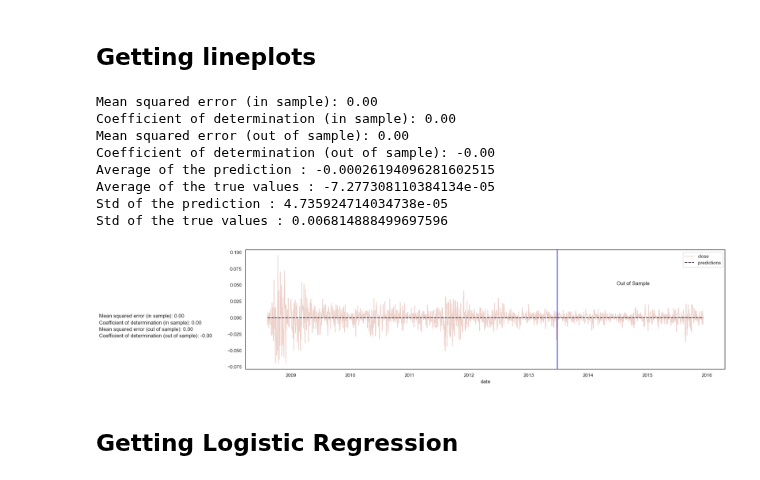
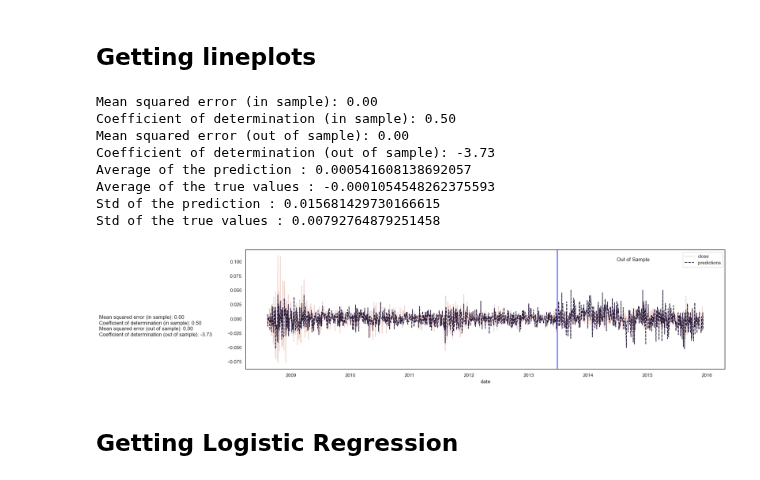
Before and after one commit to faunebl/thesis, a Jupyter notebook: msci_world.ipynb, the cells around one changed output. Saved outputs shown, nothing was run; the diff lists cells and outputs as text; code cells hidden in the pictures.

Commit message:
adding images, last of content

```diff
--- a/msci_world.ipynb
+++ b/msci_world.ipynb
@@ -17,5 +17,5 @@ import seaborn.objects as so
 import matplotlib.pyplot as plt
 from sklearn.metrics import mean_squared_error, r2_score
 
-ticker ="^990100-USD-STRD" #"^FTSE" #"^RUT" #"^GSPC" #"^VIX" #"^990100-USD-STRD"
-n_components = 2
+ticker = "^DJI"#"^VIX" #"^FTSE" #"^RUT" #"^GSPC" #"^VIX" #"^990100-USD-STRD"
+n_components = 500
@@ -56,4 +48,8 @@ frame = frame.drop_nulls()
 # %%
 frame = frame.with_columns(pl.col('close').rolling_mean(window_size = '1mo', by='date').alias('mean'))
 # %%
-frame.with_columns(pl.col('close').qcut([0.10,0.20,0.80,0.90]))
+returns = frame.select('close').to_series()
+q10 = returns.quantile(0.10)
+q20 = returns.quantile(0.20)
+q80 = returns.quantile(0.80)
+q90 = returns.quantile(0.90)
@@ -75,9 +56,3 @@ shape: (1_718, 11)
-# %%
-returns = frame.select('close').to_series()
-q10 = returns.quantile(0.20)
-q20 = returns.quantile(0.40)
-q80 = returns.quantile(0.60)
-q90 = returns.quantile(0.80)
 # %%
 frame = (
     frame
@@ -141,17 +121,17 @@ def get_linear_regression(x_col: str, y_col: str, df: pl.DataFrame, model_type:
 
     return
 # %%
-get_linear_regression(x_col='reduced', y_col='close', df=frame, model_type = 'ols', intercept = False, start_year = 2008)
+get_linear_regression(x_col='decomposed', y_col='close', df=frame, model_type = 'ols', intercept = False, start_year = 2008)
 # %% [output]
 Mean squared error (in sample): 0.00
-Coefficient of determination (in sample): 0.00
+Coefficient of determination (in sample): 0.50
 Mean squared error (out of sample): 0.00
-Coefficient of determination (out of sample): -0.00
-Average of the prediction : -0.00026194096281602515
-Average of the true values : -7.277308110384134e-05
-Std of the prediction : 4.735924714034738e-05
-Std of the true values : 0.006814888499697596
+Coefficient of determination (out of sample): -3.73
+Average of the prediction : 0.000541608138692057
+Average of the true values : -0.0001054548262375593
+Std of the prediction : 0.015681429730166615
+Std of the true values : 0.00792764879251458
-[figure, old version]
+[figure, new version]
 # %% [markdown]
 ## Getting Logistic Regression
 # %%
```
Also changed, not shown: parts of 9 cells of this notebook, 7 other files.
